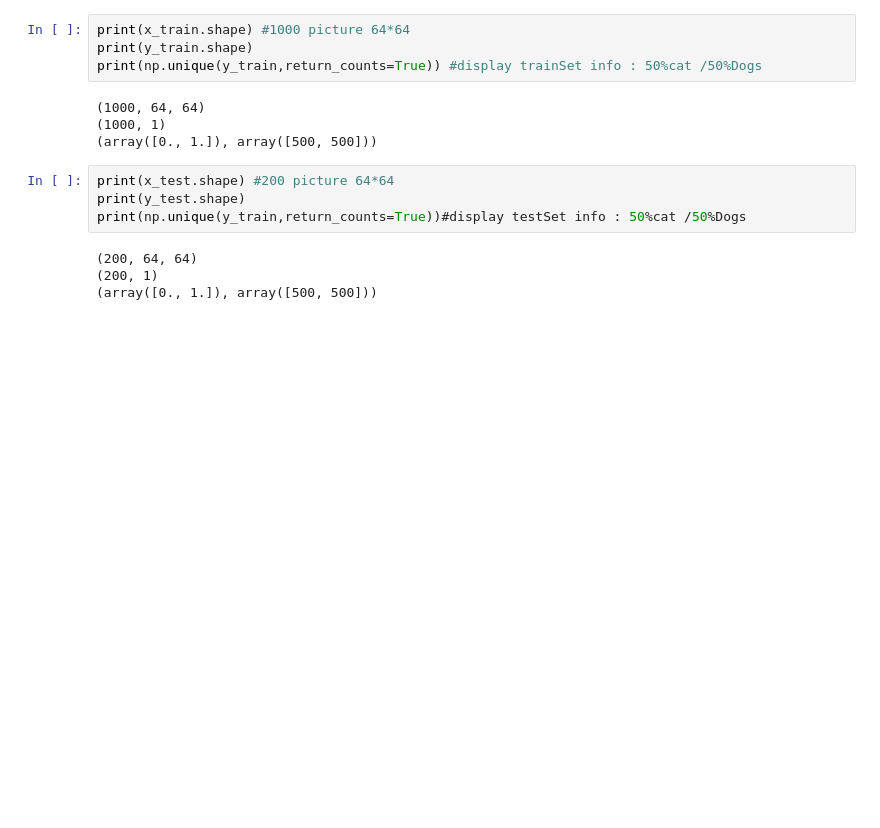
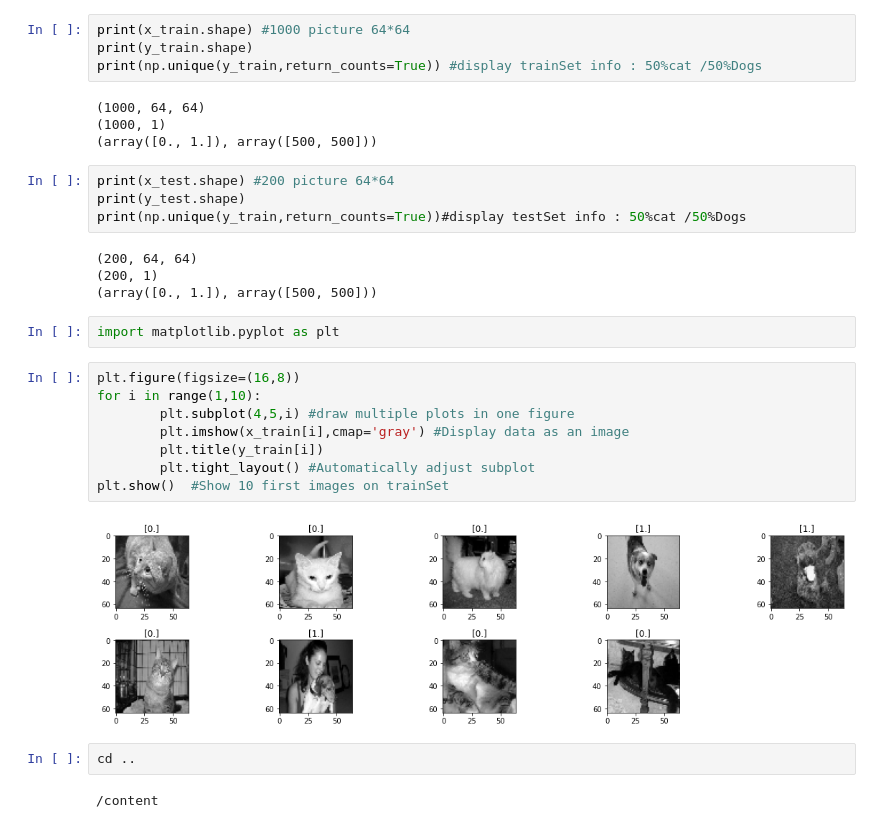
Before and after one commit to houssem-karboul/Cats-Vs-Dogs, a Jupyter notebook: exploredataSet.ipynb, the cells around one changed output. Saved outputs shown, nothing was run; the diff lists cells and outputs as text; blank space fills up the shorter version.

Commit message:
display 10 first images

```diff
--- a/exploredataSet.ipynb
+++ b/exploredataSet.ipynb
@@ -19,3 +19,19 @@ print(np.unique(y_train,return_counts=True))#display testSet info : 50%cat /50%D
 (200, 64, 64)
 (200, 1)
 (array([0., 1.]), array([500, 500]))
+# %%
+import matplotlib.pyplot as plt
+# %%
+plt.figure(figsize=(16,8))
+for i in range(1,10):
+		plt.subplot(4,5,i) #draw multiple plots in one figure
+		plt.imshow(x_train[i],cmap='gray') #Display data as an image
+		plt.title(y_train[i])
+		plt.tight_layout() #Automatically adjust subplot
+plt.show()	#Show 10 first images on trainSet
+# %% [output]
+[figure, added]
+# %%
+cd ..
+# %% [output]
+/content
```
